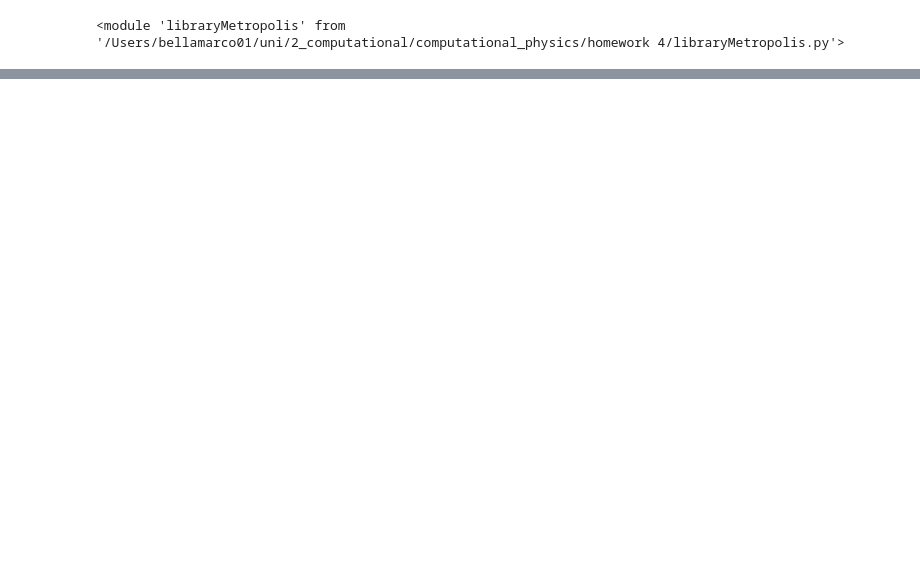
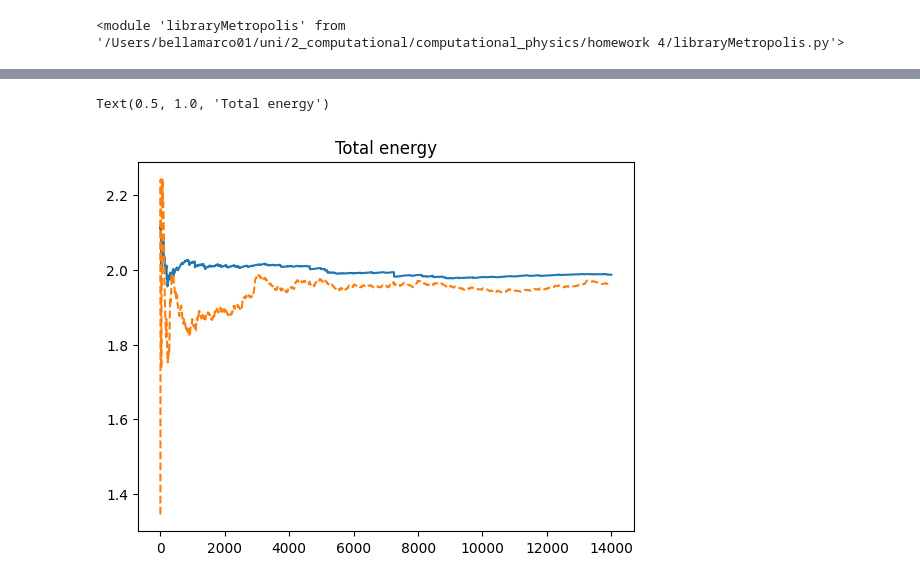
Before and after one commit to marcobeIIa/computational_physics, a Jupyter notebook: homework 4/Metroplois.ipynb, the cells around one changed output, grey strips where cells are left out. Drawn from its saved outputs; the diff is of its cells as text; code cells hidden in the pictures; blank space fills up the shorter version.

```diff
--- a/homework 4/Metroplois.ipynb
+++ b/homework 4/Metroplois.ipynb
@@ -130,0 +239,7 @@ Text(0.5, 1.0, 'x1')
+# %%
+plt.plot(E_tot)
+plt.plot(E_tot2,'--')
+plt.title('Total energy')
+# %% [output]
+Text(0.5, 1.0, 'Total energy')
+[figure, added]
```
Also changed, not shown: parts of 36 cells of this notebook, 4 other files.
